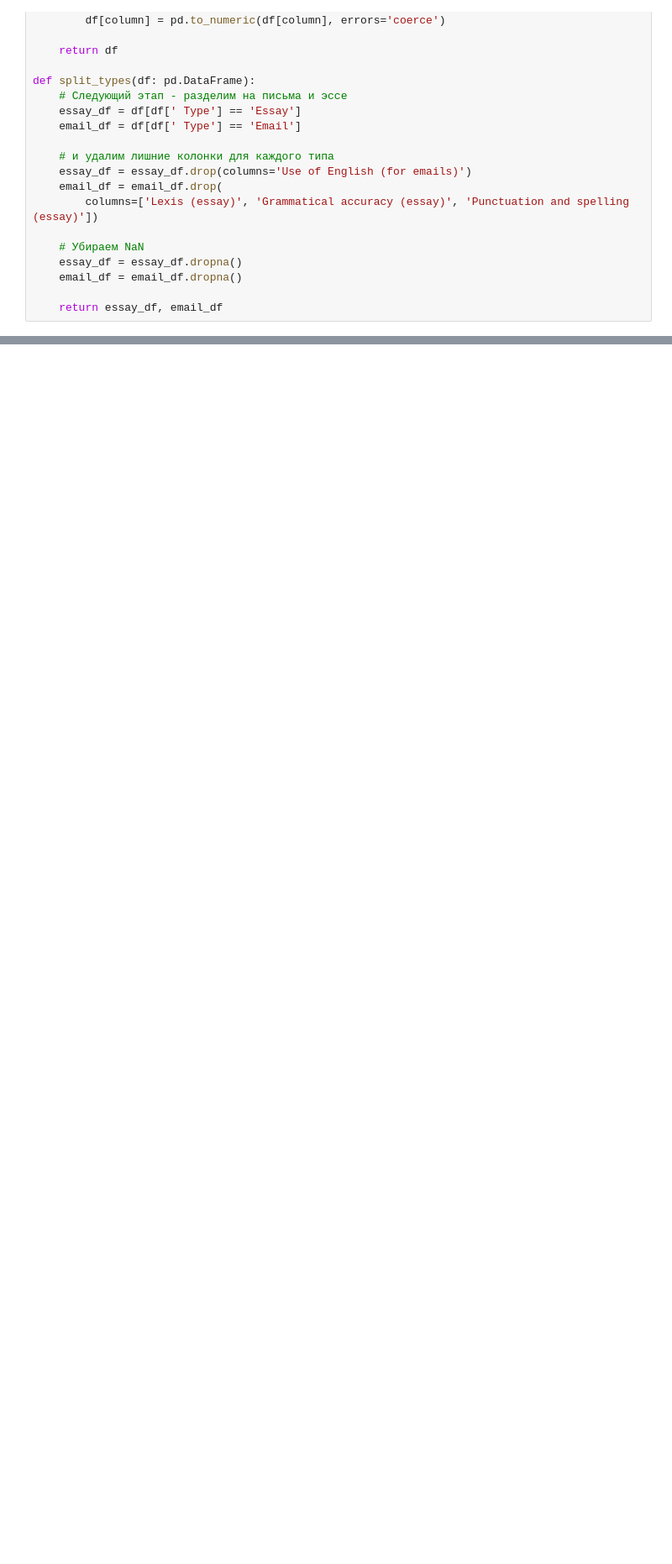
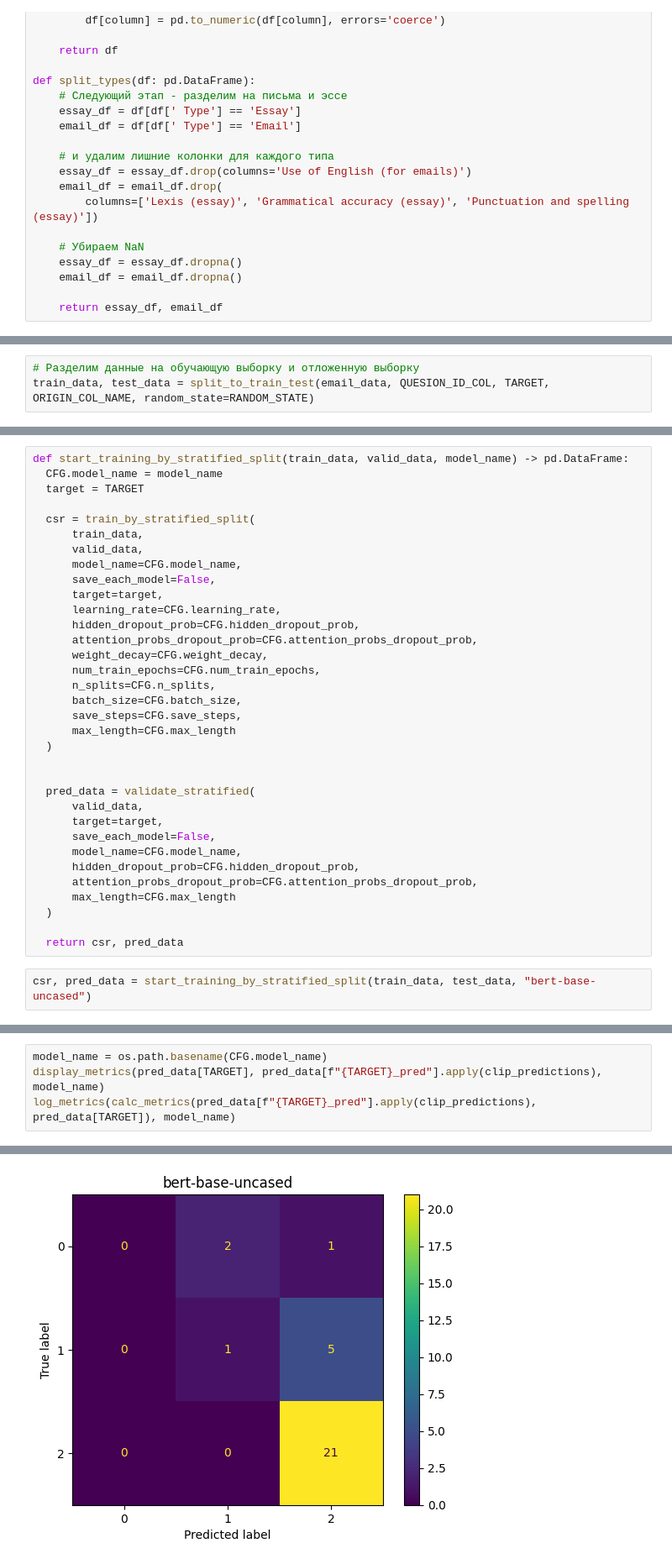
Before and after one commit to Pixel-Pirate-Coder/AutoGrade-ENG-Writing, a Jupyter notebook: notebooks/model_selection/01_basic_ml_models.ipynb, the cells around one changed output, grey strips where cells are left out. Shown at 84% size. Saved outputs shown, nothing was run; the diff lists cells and outputs as text; blank space fills up the shorter version.

```diff
--- a/notebooks/model_selection/01_basic_ml_models.ipynb
+++ b/notebooks/model_selection/01_basic_ml_models.ipynb
@@ -403,0 +575,3 @@ weighted avg       0.64      0.80      0.71        86
+# %%
+# Разделим данные на обучающую выборку и отложенную выборку
+train_data, test_data = split_to_train_test(email_data, QUESION_ID_COL, TARGET, ORIGIN_COL_NAME, random_state=RANDOM_STATE)
@@ -403,0 +906,36 @@ weighted avg       0.64      0.80      0.71        86
+# %%
+def start_training_by_stratified_split(train_data, valid_data, model_name) -> pd.DataFrame:
+  CFG.model_name = model_name
+  target = TARGET
+
+  csr = train_by_stratified_split(
+      train_data,
+      valid_data,
+      model_name=CFG.model_name,
+      save_each_model=False,
+      target=target,
+      learning_rate=CFG.learning_rate,
+      hidden_dropout_prob=CFG.hidden_dropout_prob,
+      attention_probs_dropout_prob=CFG.attention_probs_dropout_prob,
+      weight_decay=CFG.weight_decay,
+      num_train_epochs=CFG.num_train_epochs,
+      n_splits=CFG.n_splits,
+      batch_size=CFG.batch_size,
+      save_steps=CFG.save_steps,
+      max_length=CFG.max_length
+  )
+
+
+  pred_data = validate_stratified(
+      valid_data,
+      target=target,
+      save_each_model=False,
+      model_name=CFG.model_name,
+      hidden_dropout_prob=CFG.hidden_dropout_prob,
+      attention_probs_dropout_prob=CFG.attention_probs_dropout_prob,
+      max_length=CFG.max_length
+  )
+
+  return csr, pred_data
+# %%
+csr, pred_data = start_training_by_stratified_split(train_data, test_data, "bert-base-uncased")
@@ -403,0 +969,5 @@ weighted avg       0.64      0.80      0.71        86
+# %%
+model_name = os.path.basename(CFG.model_name)
+display_metrics(pred_data[TARGET], pred_data[f"{TARGET}_pred"].apply(clip_predictions), model_name)
+log_metrics(calc_metrics(pred_data[f"{TARGET}_pred"].apply(clip_predictions), pred_data[TARGET]), model_name)
+# %% [output]
@@ -403,0 +980 @@ weighted avg       0.64      0.80      0.71        86
+[figure, added]
```
Also changed, not shown: parts of 161 cells of this notebook.
